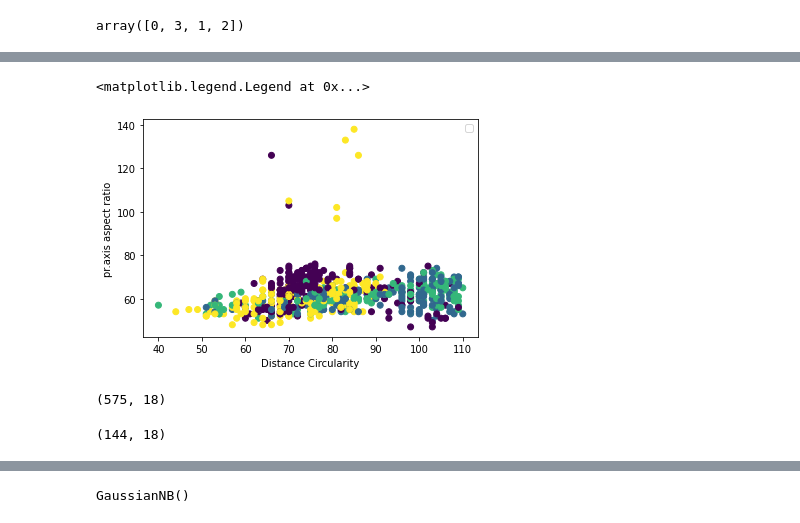
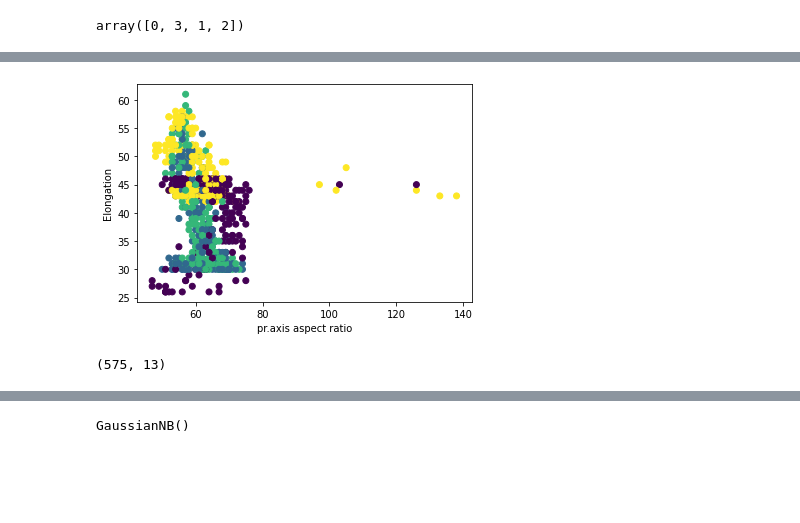
Before and after one commit to LavleethCV/Projects, a Jupyter notebook: Car_Class.ipynb, the cells around one changed output, grey strips where cells are left out. Saved outputs shown, nothing was run; the diff lists cells and outputs as text; code cells hidden in the pictures; blank space fills up the shorter version.

```diff
--- a/Car_Class.ipynb
+++ b/Car_Class.ipynb
@@ -110,7 +106,7 @@ sns.relplot(x= 'Comp', y= 'Ra.Gyr', data = data)
 <seaborn.axisgrid.FacetGrid at 0x...>
 [figure]
 # %%
-data = data.drop(columns= 'ID', axis=1)
+data = data.drop(columns= ['ID', 'Circ', 'Scat.Ra', 'D.Circ', 'Kurt.Maxis', 'Sc.Var.maxis'], axis=1)
 # %%
 data
 # %% [output]
@@ -180,6 +176,6 @@ array([0, 3, 1, 2])
 import matplotlib.pyplot as plt
 # %%
 plt.scatter(X.iloc[:, 2], X.iloc[:, 4], c= y)
-plt.xlabel('Distance Circularity')
-plt.ylabel('pr.axis aspect ratio')
+plt.xlabel('pr.axis aspect ratio')
+plt.ylabel('Elongation')
 # %% [output]
@@ -187,5 +183,4 @@ WARNING:matplotlib.legend:No handles with labels found to put in legend.
-<matplotlib.legend.Legend at 0x...>
-[figure, old version]
+[figure, new version]
 # %%
 from sklearn.model_selection import train_test_split
 # %%
@@ -193,8 +188,4 @@ X_train, X_test, y_train, y_test = train_test_split(X, y, test_size= 0.2, random
 # %%
 X_train.shape
 # %% [output]
-(575, 18)
+(575, 13)
-# %%
-X_test.shape
-# %% [output]
-(144, 18)
```
Also changed, not shown: parts of 58 cells of this notebook.
